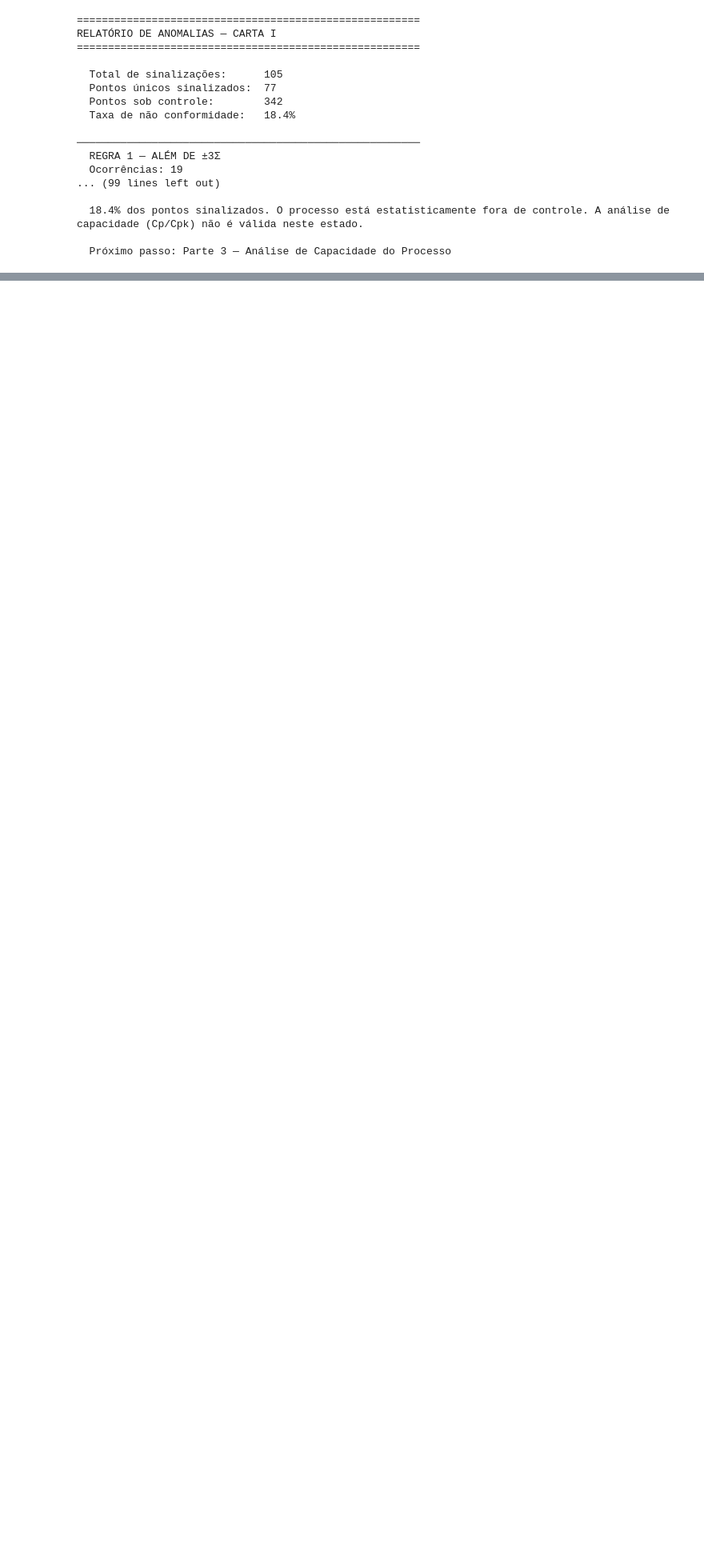
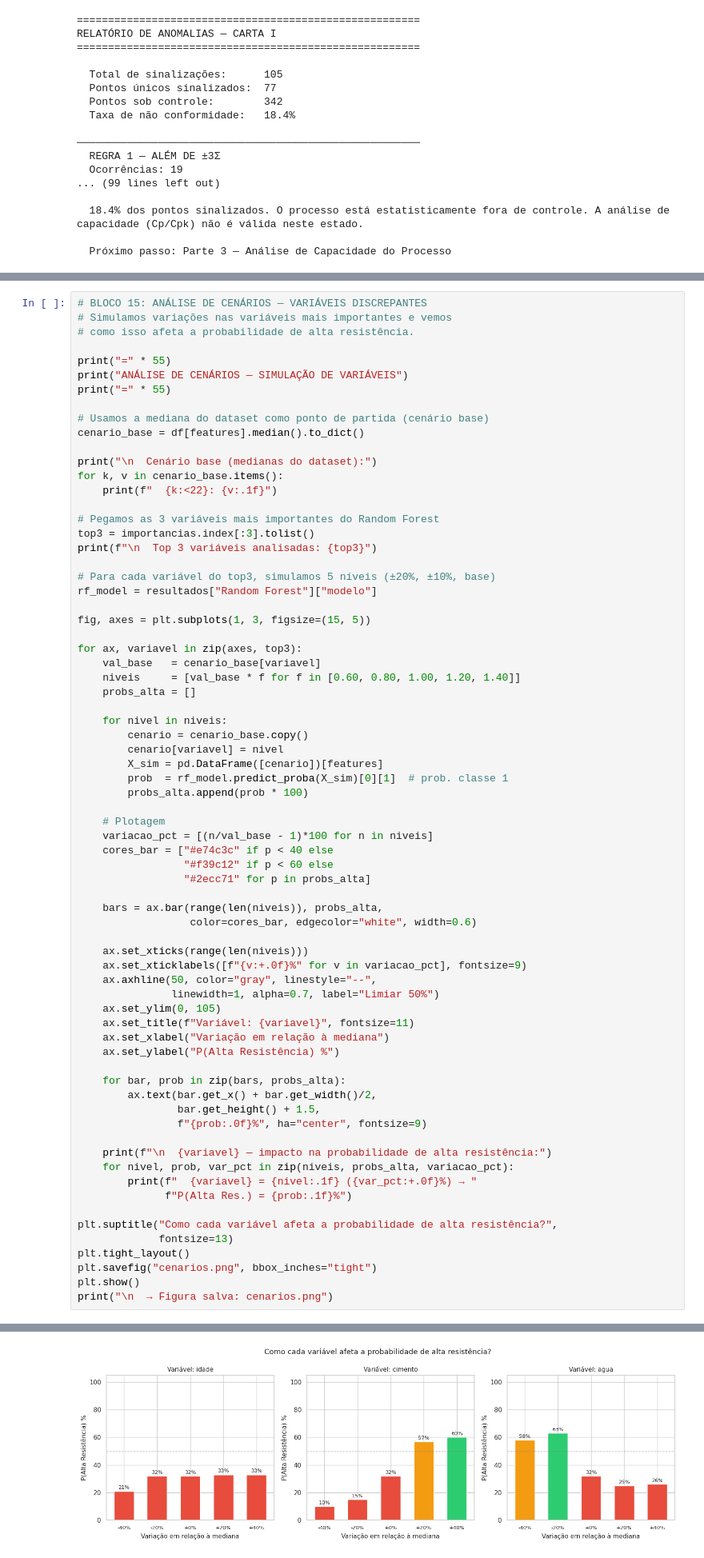
Before and after one commit to larissaorsomarso/mvp-cep-concreto, a Jupyter notebook: MVP_CEP_Concreto.ipynb, the cells around one changed output, grey strips where cells are left out. Shown at 80% size. Drawn from its saved outputs; the diff is of its cells as text; blank space fills up the shorter version.

```diff
--- a/MVP_CEP_Concreto.ipynb
+++ b/MVP_CEP_Concreto.ipynb
@@ -789,0 +1106,72 @@ RELATÓRIO DE ANOMALIAS — CARTA I
+# %%
+# BLOCO 15: ANÁLISE DE CENÁRIOS — VARIÁVEIS DISCREPANTES
+# Simulamos variações nas variáveis mais importantes e vemos
+# como isso afeta a probabilidade de alta resistência.
+
+print("=" * 55)
+print("ANÁLISE DE CENÁRIOS — SIMULAÇÃO DE VARIÁVEIS")
+print("=" * 55)
+
+# Usamos a mediana do dataset como ponto de partida (cenário base)
+cenario_base = df[features].median().to_dict()
+
+print("\n  Cenário base (medianas do dataset):")
+for k, v in cenario_base.items():
+    print(f"  {k:<22}: {v:.1f}")
+
+# Pegamos as 3 variáveis mais importantes do Random Forest
+top3 = importancias.index[:3].tolist()
+print(f"\n  Top 3 variáveis analisadas: {top3}")
+
+# Para cada variável do top3, simulamos 5 níveis (±20%, ±10%, base)
+rf_model = resultados["Random Forest"]["modelo"]
+
+fig, axes = plt.subplots(1, 3, figsize=(15, 5))
+
+for ax, variavel in zip(axes, top3):
+    val_base   = cenario_base[variavel]
+    niveis     = [val_base * f for f in [0.60, 0.80, 1.00, 1.20, 1.40]]
+    probs_alta = []
+
+    for nivel in niveis:
+        cenario = cenario_base.copy()
+        cenario[variavel] = nivel
+        X_sim = pd.DataFrame([cenario])[features]
+        prob  = rf_model.predict_proba(X_sim)[0][1]  # prob. classe 1
+        probs_alta.append(prob * 100)
+
+    # Plotagem
+    variacao_pct = [(n/val_base - 1)*100 for n in niveis]
+    cores_bar = ["#e74c3c" if p < 40 else
+                 "#f39c12" if p < 60 else
+                 "#2ecc71" for p in probs_alta]
+
+    bars = ax.bar(range(len(niveis)), probs_alta,
+                  color=cores_bar, edgecolor="white", width=0.6)
+
+    ax.set_xticks(range(len(niveis)))
+    ax.set_xticklabels([f"{v:+.0f}%" for v in variacao_pct], fontsize=9)
+    ax.axhline(50, color="gray", linestyle="--",
+               linewidth=1, alpha=0.7, label="Limiar 50%")
+    ax.set_ylim(0, 105)
+    ax.set_title(f"Variável: {variavel}", fontsize=11)
+    ax.set_xlabel("Variação em relação à mediana")
+    ax.set_ylabel("P(Alta Resistência) %")
+
+    for bar, prob in zip(bars, probs_alta):
+        ax.text(bar.get_x() + bar.get_width()/2,
+                bar.get_height() + 1.5,
+                f"{prob:.0f}%", ha="center", fontsize=9)
+
+    print(f"\n  {variavel} — impacto na probabilidade de alta resistência:")
+    for nivel, prob, var_pct in zip(niveis, probs_alta, variacao_pct):
+        print(f"  {variavel} = {nivel:.1f} ({var_pct:+.0f}%) → "
+              f"P(Alta Res.) = {prob:.1f}%")
+
+plt.suptitle("Como cada variável afeta a probabilidade de alta resistência?",
+             fontsize=13)
+plt.tight_layout()
+plt.savefig("cenarios.png", bbox_inches="tight")
+plt.show()
+print("\n  → Figura salva: cenarios.png")
+# %% [output]
@@ -789,0 +1195 @@ RELATÓRIO DE ANOMALIAS — CARTA I
+[figure, added]
```
Also changed, not shown: parts of 5 cells of this notebook.
